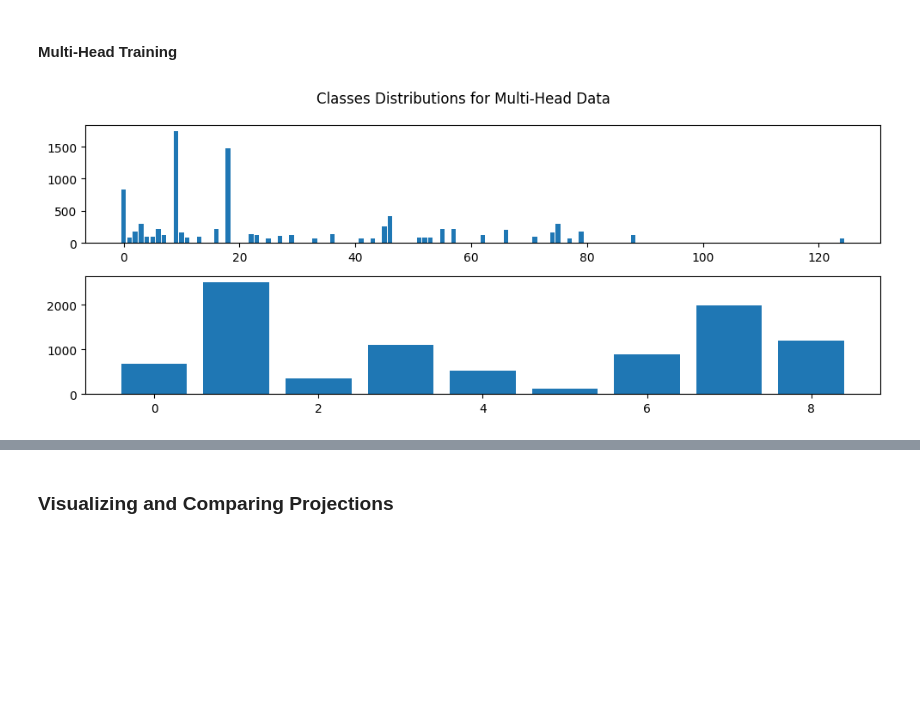
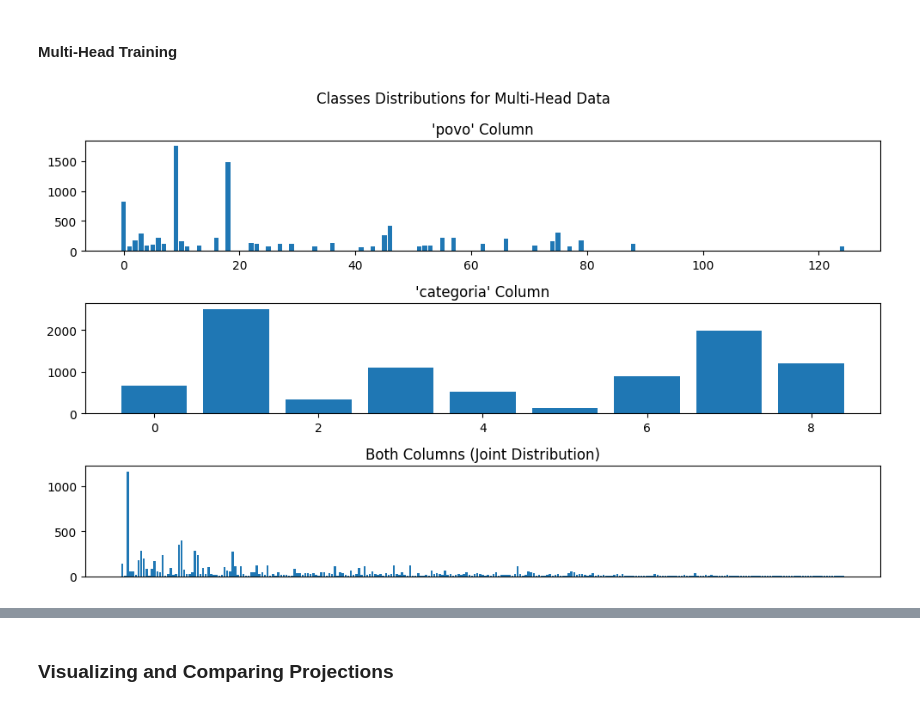
Before and after one commit to Luizerko/indigenous_clusters_and_communities, a Jupyter notebook: indigenous_project/tainacan_collection/image_clustering.ipynb, the cells around one changed output, grey strips where cells are left out. Drawn from its saved outputs; the diff is of its cells as text; code cells hidden in the pictures; blank space fills up the shorter version.

Commit message:
Continued to implement multihead achitecture, but still need to finish it up. Ready to run all the current ViT and DINOv2 experiments

```diff
--- a/indigenous_project/tainacan_collection/image_clustering.ipynb
+++ b/indigenous_project/tainacan_collection/image_clustering.ipynb
@@ -87,7 +87,7 @@ vit_transform = transforms.Compose([
     transforms.Resize((224, 224)),
     transforms.Normalize(mean=[0.5, 0.5, 0.5], std=[0.5, 0.5, 0.5])
 ])
-povo_labels, name_to_num, num_to_name = preparing_image_labels(ind_df, 'povo')
+povo_labels, povo_name_to_num, povo_num_to_name = preparing_image_labels(ind_df, 'povo')
 povo_dataset = ImageDataset(povo_labels, transform=vit_transform, augment=False)
 # %%
 # Projecting data onto the off-the-shelf pre-trained embedding space from ViT
@@ -159,10 +159,6 @@ class ViTClassifier(nn.Module):
 # %% [markdown]
 #### *povo* Column
 # %%
-import training_utils
-importlib.reload(training_utils)
-from training_utils import *
-
 # Studying data distribution to filter out rare classes
 povo_categories, categories_keys, categories_freq, \
 qs, masks = study_class_distribution(povo_labels)
@@ -173,7 +169,7 @@ povo_filtered_categories_names = {}
 for c in masks[3][0]:
     povo_filtered_categories[categories_keys[c]] = povo_categories[categories_keys[c]]
 
-    povo_filtered_categories_names[num_to_name[categories_keys[c]]] = \
+    povo_filtered_categories_names[povo_num_to_name[categories_keys[c]]] = \
     povo_categories[categories_keys[c]]
 # %% [output]
 Quantile X Data Percentage:
@@ -352,7 +348,8 @@ Epoch 12, Loss: 15.2496, Validation Accuracy: 0.7230
 #### *categoria* Column
 # %%
 # Now rebalancing the 'categoria' column
-categoria_labels, name_to_num, num_to_name = preparing_image_labels(ind_df, 'categoria')
+categoria_labels, categoria_name_to_num, categoria_num_to_name = \
+preparing_image_labels(ind_df, 'categoria')
 categoria_dataset = ImageDataset(categoria_labels, transform=vit_transform)
 categoria_dataloader = DataLoader(categoria_dataset, batch_size=512, shuffle=True, \
                                   num_workers=0, pin_memory=True)
@@ -361,14 +358,14 @@ categoria_categories, categories_keys, categories_freq, qs, \
 masks = study_class_distribution(categoria_labels)
 
 # Filtering out 'etnobotânica' (and 'armas')
-filter_out = [name_to_num['etnobotânica']]
+filter_out = [categoria_name_to_num['etnobotânica']]
 categoria_filtered_categories = {}
 categoria_filtered_categories_names = {}
-for c in set(name_to_num.values()) - set(filter_out):
+for c in set(categoria_name_to_num.values()) - set(filter_out):
     categoria_filtered_categories[categories_keys[c]] = \
     categoria_categories[categories_keys[c]]
 
-    categoria_filtered_categories_names[num_to_name[categories_keys[c]]] = \
+    categoria_filtered_categories_names[categoria_num_to_name[categories_keys[c]]] = \
     categoria_categories[categories_keys[c]]
 # %% [output]
 Quantile X Data Percentage:
@@ -505,37 +502,51 @@ clean_mem([model])
 # %%
 # Getting data that passes both heads' data-filters
 povo_set = set(np.array(list(povo_labels.keys()))\
                 [np.where(np.isin(np.array(list(povo_labels.values())), \
                 np.array(list(povo_filtered_categories.keys()))))[0]])
 categoria_set = set(np.array(list(categoria_labels.keys()))\
                     [np.where(np.isin(np.array(list(categoria_labels.values())), \
                     np.array(list(categoria_filtered_categories.keys()))))[0]])
 multi_head_keys = [str(x) for x in povo_set.intersection(categoria_set)]
 
-# Rebalancing classes' distributions
+# Studying individual and joint classes' distributions
 povo_freq = {}
 categoria_freq = {}
+multi_freq = {}
 for key in multi_head_keys:
     try:
         povo_freq[povo_labels[key]] += 1
     except:
         povo_freq[povo_labels[key]] = 1
 
     try:
         categoria_freq[categoria_labels[key]] += 1
     except:
         categoria_freq[categoria_labels[key]] = 1
 
-plt.figure(figsize=(10,4))
+    try:
+        multi_freq[f'{(povo_labels[key], categoria_labels[key])}'] += 1
+    except:
+        multi_freq[f'{(povo_labels[key], categoria_labels[key])}'] = 1
+
+# Utility function to plot rows on data distribution plot
+def row_bar_plot(col_freq, name, row, rows=3, cols=1, remove_xticks=False):
+    plt.subplot(rows, cols, row)
+    plt.bar(list(col_freq.keys()), list(col_freq.values()))
+    plt.title(name)
+
+    if remove_xticks:
+        plt.xlabel("")
+        plt.xticks([])
+
+plt.figure(figsize=(10,6))
 plt.suptitle('Classes Distributions for Multi-Head Data')
 
-plt.subplot(2, 1, 1)
-plt.bar(list(povo_freq.keys()), list(povo_freq.values()))
-
-plt.subplot(2, 1, 2)
-plt.bar(list(categoria_freq.keys()), list(categoria_freq.values()))
+row_bar_plot(povo_freq, "'povo' Column", 1)
+row_bar_plot(categoria_freq, "'categoria' Column", 2)
+row_bar_plot(multi_freq, "Both Columns (Joint Distribution)", 3, remove_xticks=True)
 
 plt.tight_layout()
 plt.show()
 # %% [output]
-[figure, old version]
+[figure, new version]
```
Also changed, not shown: parts of 14 cells of this notebook, 3 other files.
